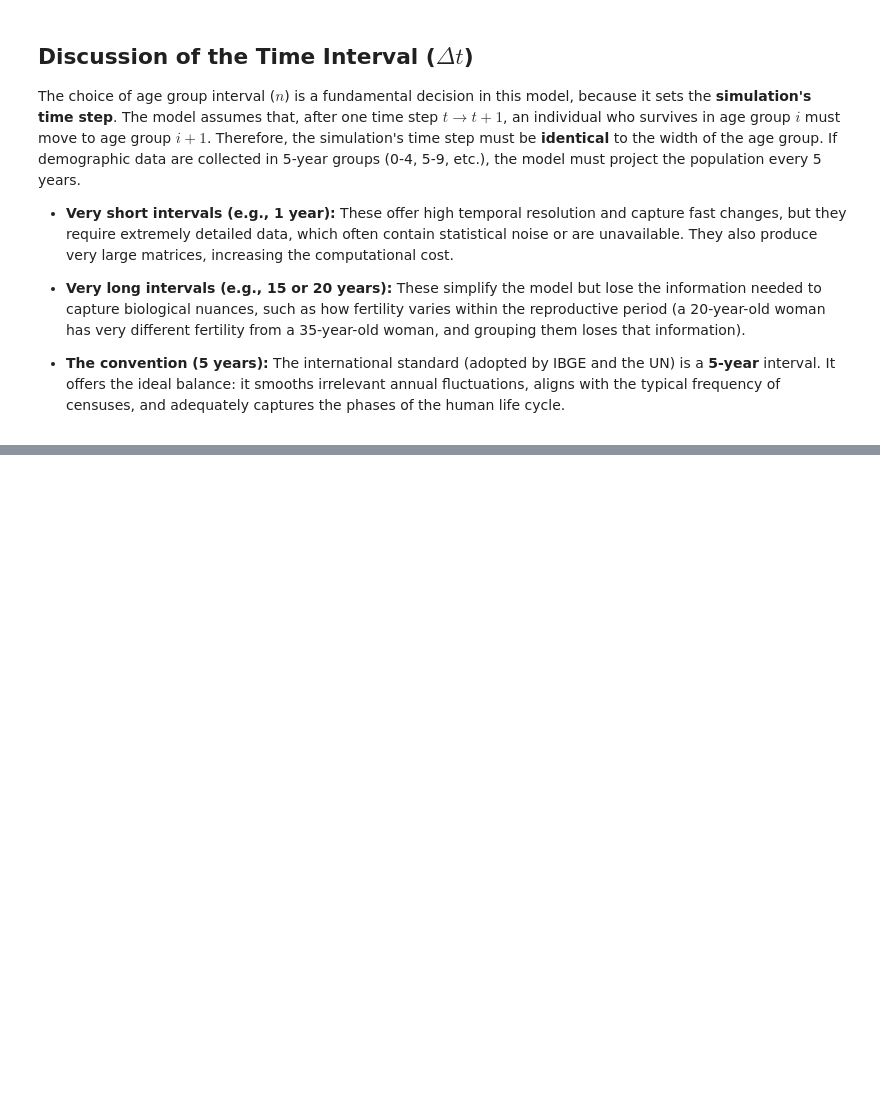
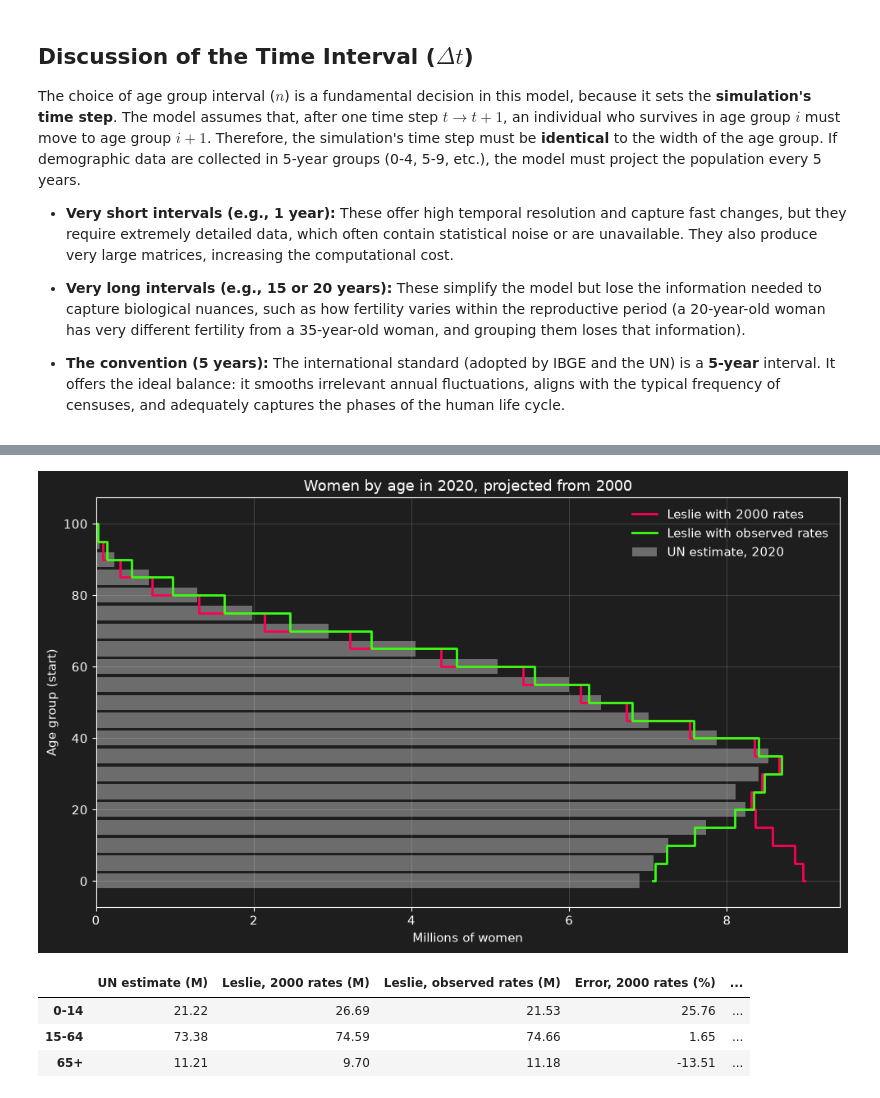
Before and after one commit to Vitor-Dias-Ferreira/population-dynamics-models, a Jupyter notebook: population_dynamics_models.ipynb, the cells around one changed output, grey strips where cells are left out. Saved outputs shown, nothing was run; the diff lists cells and outputs as text; code cells hidden in the pictures; blank space fills up the shorter version.

```diff
--- a/population_dynamics_models.ipynb
+++ b/population_dynamics_models.ipynb
@@ -1076,0 +497,13 @@ The comparative analysis showed the increasing complexity needed to represent de
+# %%
+constant = project(2000, 2020, rates_year=2000)
+observed = project(2000, 2020)
+rows = []
+for year in range(2005, 2021, 5):
+    actual = female_population(year).sum()
+    rows.append({'Year': year, 'UN estimate (M)': actual / 1e6,
+                 'Leslie, 2000 rates (M)': constant[year].sum() / 1e6,
+                 'Error (%)': (constant[year].sum() / actual - 1) * 100,
+                 'Leslie, observed rates (M)': observed[year].sum() / 1e6,
+                 'Error, observed rates (%)': (observed[year].sum() / actual - 1) * 100})
+backtest = pd.DataFrame(rows).round(2)
+backtest
@@ -1076,0 +516,29 @@ The comparative analysis showed the increasing complexity needed to represent de
+# %%
+actual_2020 = female_population(2020)
+broad = {'0-14': slice(0, 3), '15-64': slice(3, 13), '65+': slice(13, None)}
+by_group = pd.DataFrame({name: {'UN estimate (M)': actual_2020[s].sum() / 1e6,
+                                'Leslie, 2000 rates (M)': constant[2020][s].sum() / 1e6,
+                                'Leslie, observed rates (M)': observed[2020][s].sum() / 1e6}
+                         for name, s in broad.items()}).T
+by_group['Error, 2000 rates (%)'] = (by_group['Leslie, 2000 rates (M)'] / by_group['UN estimate (M)'] - 1) * 100
+by_group['Error, observed rates (%)'] = (by_group['Leslie, observed rates (M)'] / by_group['UN estimate (M)'] - 1) * 100
+
+fig, ax = plt.subplots(figsize=(10, 6))
+ages = np.arange(0, 101, 5)
+ax.barh(ages, actual_2020 / 1e6, height=4.2, color='white', alpha=0.35, label='UN estimate, 2020')
+ax.step(constant[2020] / 1e6, ages, where='mid', color=PINK, lw=2, label='Leslie with 2000 rates')
+ax.step(observed[2020] / 1e6, ages, where='mid', color=GREEN, lw=2, label='Leslie with observed rates')
+ax.set_title('Women by age in 2020, projected from 2000')
+ax.set_xlabel('Millions of women')
+ax.set_ylabel('Age group (start)')
+ax.legend()
+plt.tight_layout()
+plt.savefig('figures/leslie_backtest_2020.png', dpi=120)
+plt.show()
+by_group.round(2)
+# %% [output]
+[figure, added]
+|  | UN estimate (M) | Leslie, 2000 rates (M) | Leslie, observed rates (M) | Error, 2000 rates (%) | ... |
+| 0-14 | 21.22 | 26.69 | 21.53 | 25.76 | ... |
+| 15-64 | 73.38 | 74.59 | 74.66 | 1.65 | ... |
+| 65+ | 11.21 | 9.70 | 11.18 | -13.51 | ... |
```
Also changed, not shown: parts of 43 cells of this notebook, 11 other files.
